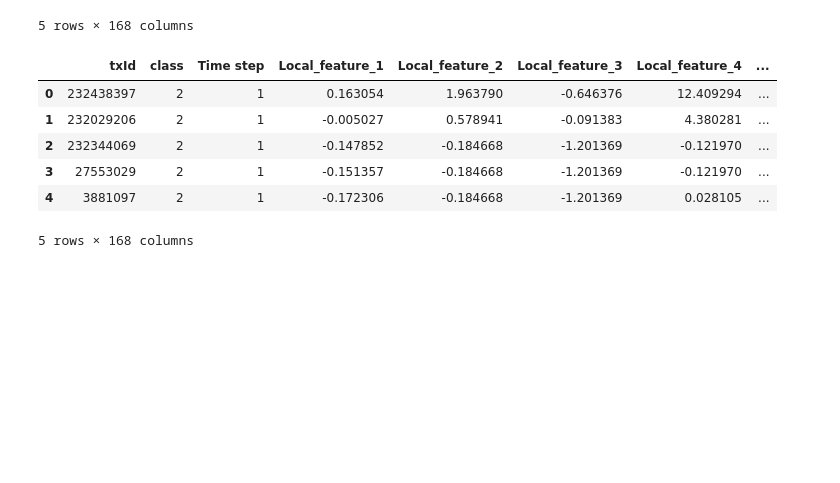
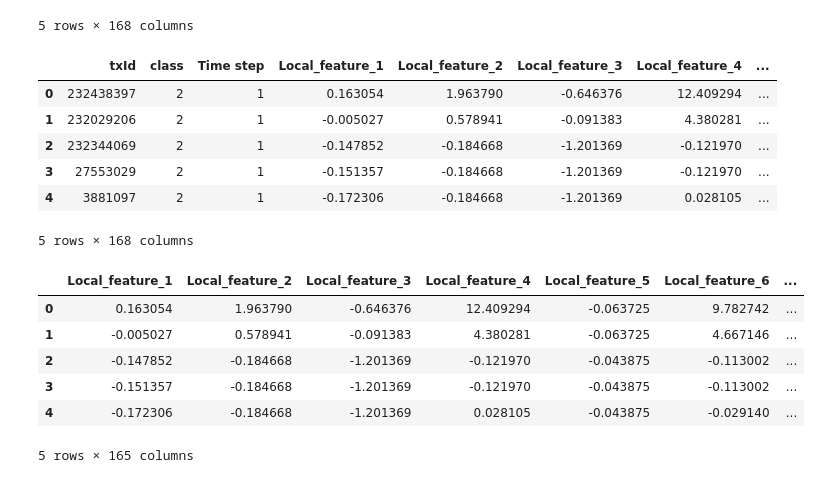
Before and after one commit to cocoy02/BT4012_AML-Fraud-Detection, a Jupyter notebook: EDA_dy.ipynb, the cells around one changed output. Saved outputs shown, nothing was run; the diff lists cells and outputs as text; code cells hidden in the pictures; blank space fills up the shorter version.

```diff
--- a/EDA_dy.ipynb
+++ b/EDA_dy.ipynb
@@ -63,6 +63,16 @@ y = df_class_feature_selected[['class']]
 # in this case, class 2 corresponds to licit transactions, we chang this to 0 as our interest is the ilicit transactions
 y = y['class'].apply(lambda x: 0 if x == '2' else 1 )
 X_train, X_test, y_train, y_test = train_test_split(X,y,test_size=0.25,random_state=15)
+# %%
+X.head()
+# %% [output]
+|  | Local_feature_1 | Local_feature_2 | Local_feature_3 | Local_feature_4 | Local_feature_5 | Local_feature_6 | ... |
+| 0 | 0.163054 | 1.963790 | -0.646376 | 12.409294 | -0.063725 | 9.782742 | ... |
+| 1 | -0.005027 | 0.578941 | -0.091383 | 4.380281 | -0.063725 | 4.667146 | ... |
+| 2 | -0.147852 | -0.184668 | -1.201369 | -0.121970 | -0.043875 | -0.113002 | ... |
+| 3 | -0.151357 | -0.184668 | -1.201369 | -0.121970 | -0.043875 | -0.113002 | ... |
+| 4 | -0.172306 | -0.184668 | -1.201369 | 0.028105 | -0.043875 | -0.029140 | ... |
+5 rows × 165 columns
 # %%
 model_RF = RandomForestClassifier().fit(X_train.values,y_train.values)
 y_preds = model_RF.predict(X_test.values)
```
Also changed, not shown: parts of 20 cells of this notebook.
